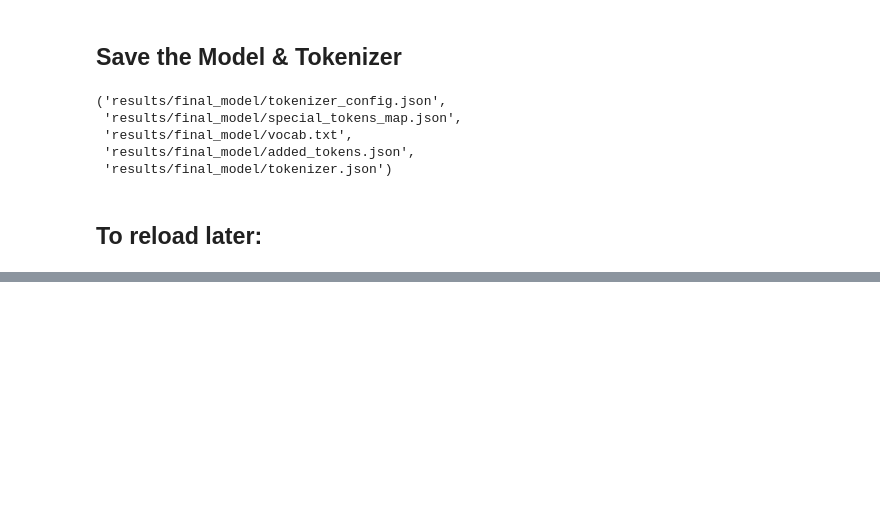
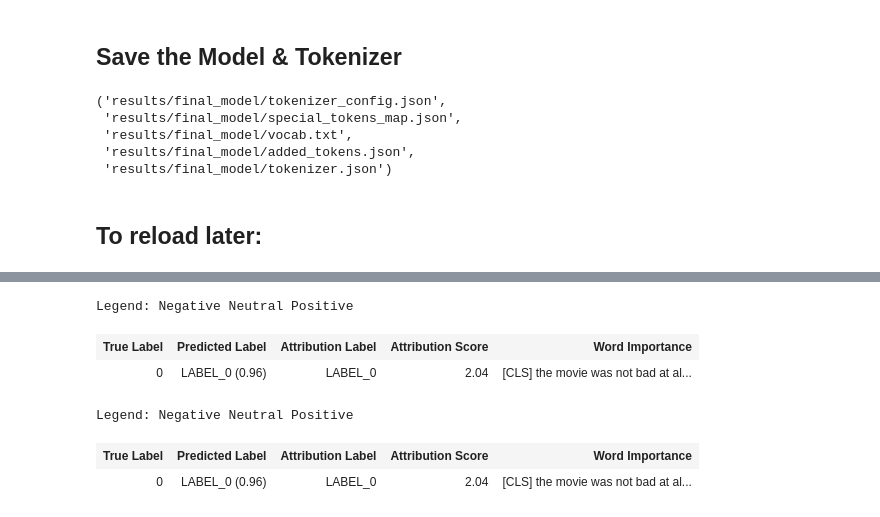
Before and after one commit to ravina029/Text_Classification_Project, a Jupyter notebook: notebooks/03_Feature_Engineering_and_Modeling.ipynb, the cells around one changed output, grey strips where cells are left out. Drawn from its saved outputs; the diff is of its cells as text; code cells hidden in the pictures; blank space fills up the shorter version.

```diff
--- a/notebooks/03_Feature_Engineering_and_Modeling.ipynb
+++ b/notebooks/03_Feature_Engineering_and_Modeling.ipynb
@@ -407,0 +437,12 @@ tokenizer = AutoTokenizer.from_pretrained(save_dir)
+# %%
+from transformers_interpret import SequenceClassificationExplainer
+explainer = SequenceClassificationExplainer(model, tokenizer)
+word_attributions = explainer("The movie was not bad at all!")
+explainer.visualize()
+# %% [output]
+Legend: Negative Neutral Positive
+| True Label | Predicted Label | Attribution Label | Attribution Score | Word Importance |
+| 0 | LABEL_0 (0.96) | LABEL_0 | 2.04 | [CLS] the movie was not bad at al... |
+Legend: Negative Neutral Positive
+| True Label | Predicted Label | Attribution Label | Attribution Score | Word Importance |
+| 0 | LABEL_0 (0.96) | LABEL_0 | 2.04 | [CLS] the movie was not bad at al... |
```
Also changed, not shown: parts of 2 cells of this notebook, 23 other files.
